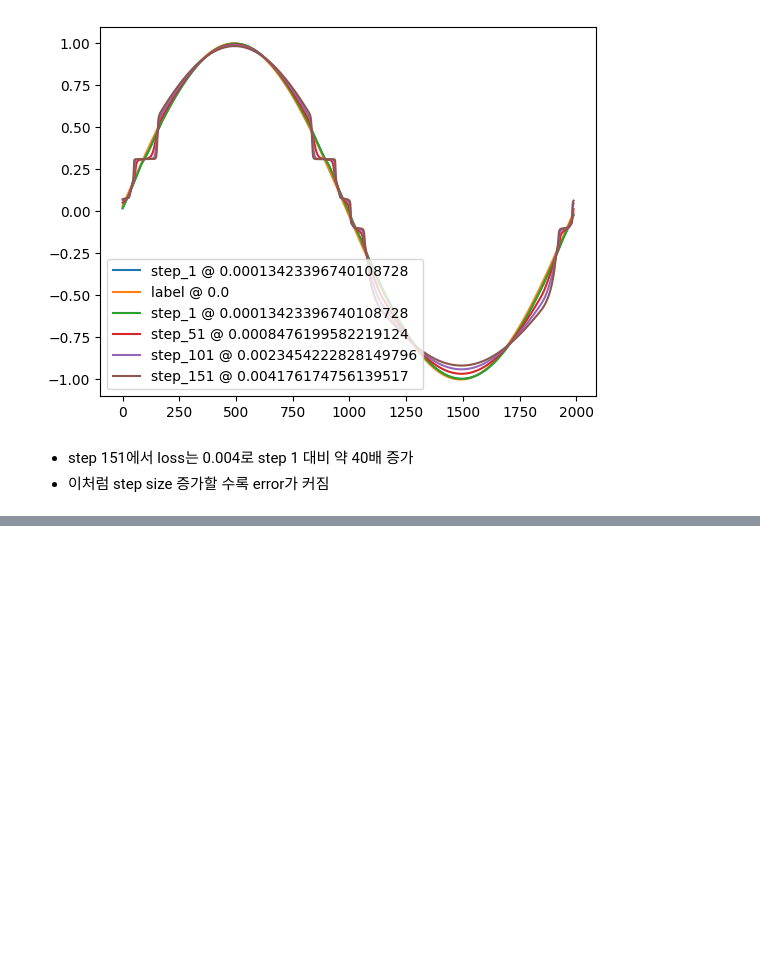
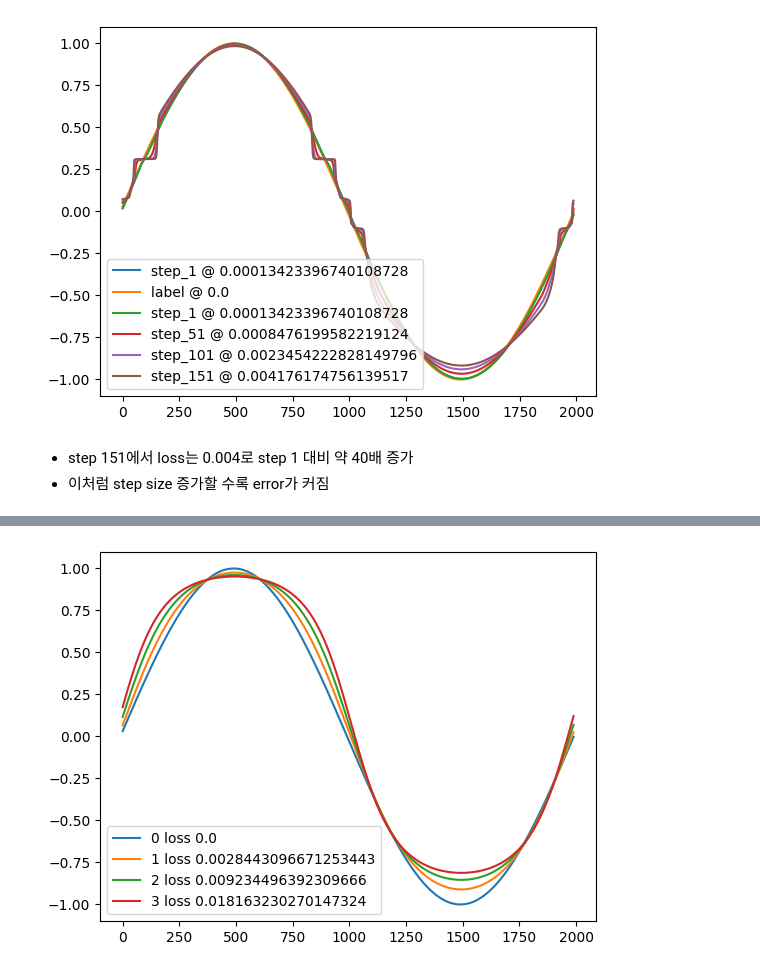
Before and after one commit to fritzprix/ml_note, a Jupyter notebook: labs/sin_sequence_model/exp.ipynb, the cells around one changed output, grey strips where cells are left out. Saved outputs shown, nothing was run; the diff lists cells and outputs as text; code cells hidden in the pictures; blank space fills up the shorter version.

```diff
--- a/labs/sin_sequence_model/exp.ipynb
+++ b/labs/sin_sequence_model/exp.ipynb
@@ -222,0 +293,46 @@ class GRUAutoregress(pl.LightningModule):
+# %%
+import os
+from torch.utils import data
+import pytorch_lightning as pl
+from tqdm import tqdm
+
+
+
+
+model = GRUAutoregress.load_from_checkpoint('./model/gru/gru-autoregress-val_loss=0.00-epoch=98.ckpt-v1.ckpt')
+model = model.to(torch.device("cpu"))
+
+# result = trainer.test(model=model, dataloaders=data_loader)
+
+def k_step_eval(model: pl.LightningModule, dataset: data.Dataset, k: int):
+    pred = []
+    model.eval()
+    for X, y in tqdm(dataset):
+        y_hat = y
+        for step in range(k):
+            assert(isinstance(X, torch.Tensor))
+            assert(isinstance(y, torch.Tensor))
+            y_hat = model(X.unsqueeze(0)).squeeze(0)
+            X = torch.cat([X, y_hat])[1:]
+        pred.append(y_hat.item())
+    return pred
+
+
+
+preds = [k_step_eval(model=model, dataset=dataset, k=k) for k in range(0, 200, 50)]
+# %%
+from matplotlib import pyplot as plt
+from torch.nn import functional as F
+
+def draw_comparison_chart(predicts:list, ref_idx: int = 0):
+    predict_tensors = [torch.Tensor(pred) for pred in preds]
+    fig = plt.figure()
+    for idx, pred in enumerate(predict_tensors):
+        loss = F.mse_loss(pred, predict_tensors[0])
+        plt.plot(pred, label=f"{idx} loss {loss}")
+    plt.legend()
+    plt.show()
+
+draw_comparison_chart(preds, 0)
+# %% [output]
+[figure, added]
```
Also changed, not shown: parts of 6 cells of this notebook, 8 other files.
